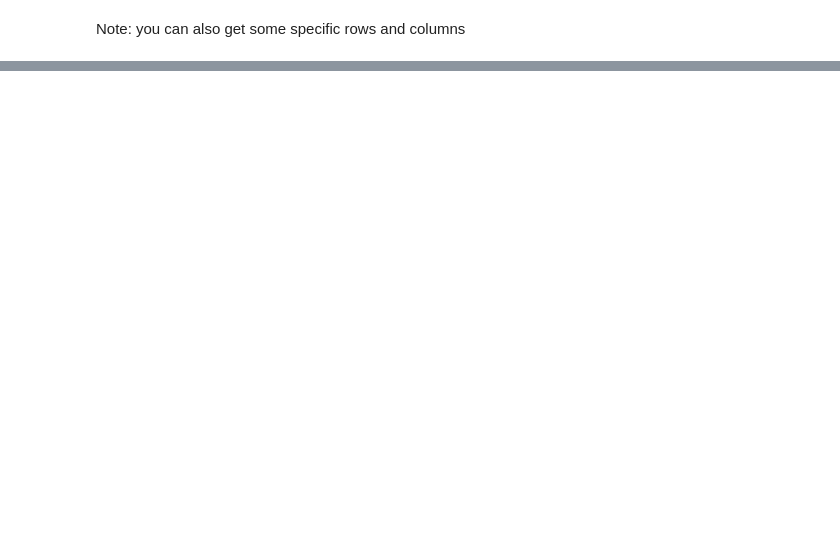
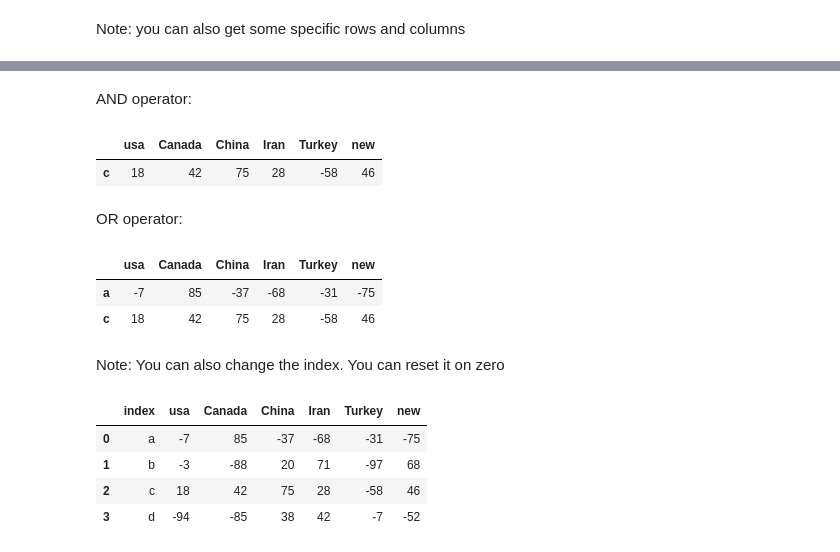
Before and after one commit to Ali-mohammadi-design/TensorFlow, a Jupyter notebook: Tensorflow_pandas_crash_course_ipynb.ipynb, the cells around one changed output, grey strips where cells are left out. Saved outputs shown, nothing was run; the diff lists cells and outputs as text; code cells hidden in the pictures; blank space fills up the shorter version.

```diff
--- a/Tensorflow_pandas_crash_course_ipynb.ipynb
+++ b/Tensorflow_pandas_crash_course_ipynb.ipynb
@@ -195,0 +252,25 @@ df.loc[['a','b'],['usa','China']]
+# %% [markdown]
+AND operator:
+# %%
+df[(df['usa']>0) & (df['Canada']>0)]
+# %% [output]
+|  | usa | Canada | China | Iran | Turkey | new |
+| c | 18 | 42 | 75 | 28 | -58 | 46 |
+# %% [markdown]
+OR operator:
+# %%
+df[(df['usa']>0) | (df['Canada']>0)]
+# %% [output]
+|  | usa | Canada | China | Iran | Turkey | new |
+| a | -7 | 85 | -37 | -68 | -31 | -75 |
+| c | 18 | 42 | 75 | 28 | -58 | 46 |
+# %% [markdown]
+Note: You can also change the index. You can reset it on zero
+# %%
+df.reset_index()
+# %% [output]
+|  | index | usa | Canada | China | Iran | Turkey | new |
+| 0 | a | -7 | 85 | -37 | -68 | -31 | -75 |
+| 1 | b | -3 | -88 | 20 | 71 | -97 | 68 |
+| 2 | c | 18 | 42 | 75 | 28 | -58 | 46 |
+| 3 | d | -94 | -85 | 38 | 42 | -7 | -52 |
```
Also changed, not shown: parts of 54 cells of this notebook.
